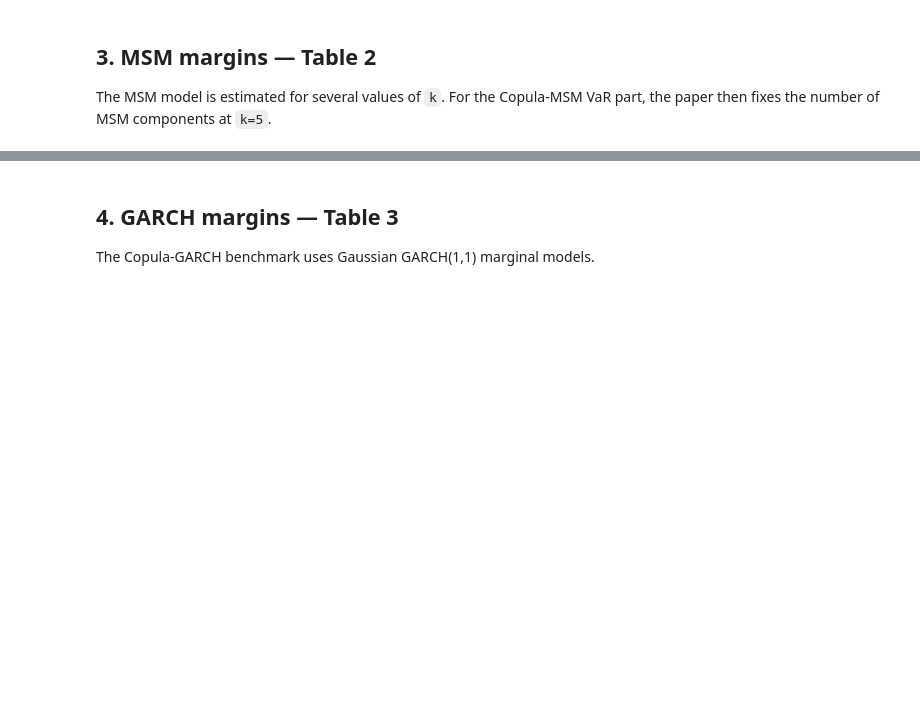
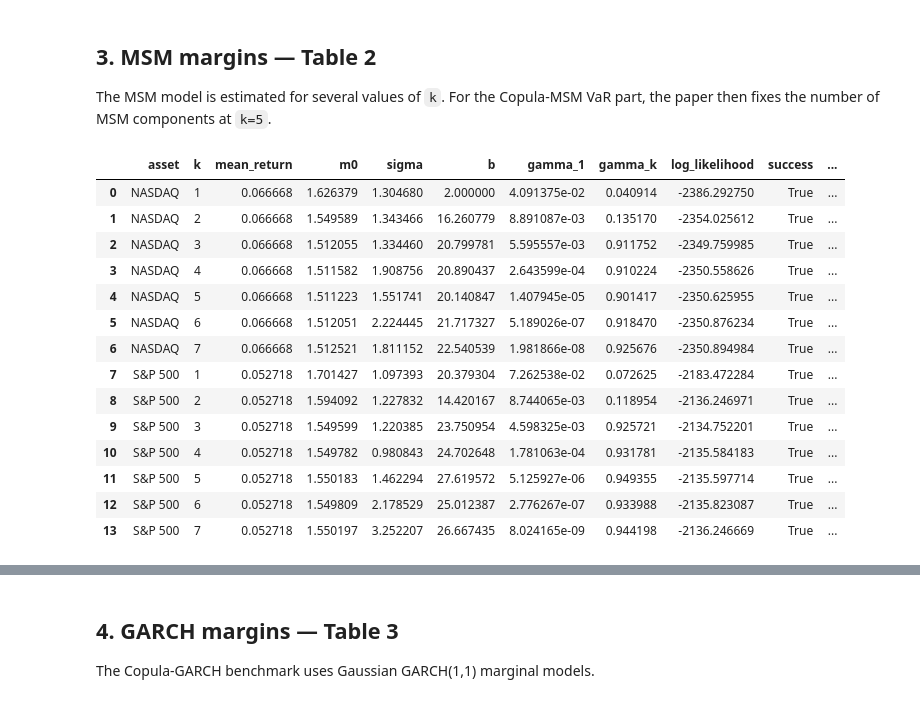
Before and after one commit to nathanli11/Forecasting_market_risk-Copula_MSM_Approach, a Jupyter notebook: notebooks/replication_workflow_final.ipynb, the cells around one changed output, grey strips where cells are left out. Cells and saved outputs as stored; diff of their text form; code cells hidden in the pictures; blank space fills up the shorter version.

```diff
--- a/notebooks/replication_workflow_final.ipynb
+++ b/notebooks/replication_workflow_final.ipynb
@@ -83 +106,20 @@ msm_table.to_csv(TABLES_DIR / "table_2_msm_estimates_raw.csv", index=False)
 msm_table
+# %%
+msm_table = pd.read_csv(TABLES_DIR / "table_2_msm_estimates_raw.csv")
+msm_table
+# %% [output]
+|  | asset | k | mean_return | m0 | sigma | b | gamma_1 | gamma_k | log_likelihood | success | ... |
+| 0 | NASDAQ | 1 | 0.066668 | 1.626379 | 1.304680 | 2.000000 | 4.091375e-02 | 0.040914 | -2386.292750 | True | ... |
+| 1 | NASDAQ | 2 | 0.066668 | 1.549589 | 1.343466 | 16.260779 | 8.891087e-03 | 0.135170 | -2354.025612 | True | ... |
+| 2 | NASDAQ | 3 | 0.066668 | 1.512055 | 1.334460 | 20.799781 | 5.595557e-03 | 0.911752 | -2349.759985 | True | ... |
+| 3 | NASDAQ | 4 | 0.066668 | 1.511582 | 1.908756 | 20.890437 | 2.643599e-04 | 0.910224 | -2350.558626 | True | ... |
+| 4 | NASDAQ | 5 | 0.066668 | 1.511223 | 1.551741 | 20.140847 | 1.407945e-05 | 0.901417 | -2350.625955 | True | ... |
+| 5 | NASDAQ | 6 | 0.066668 | 1.512051 | 2.224445 | 21.717327 | 5.189026e-07 | 0.918470 | -2350.876234 | True | ... |
+| 6 | NASDAQ | 7 | 0.066668 | 1.512521 | 1.811152 | 22.540539 | 1.981866e-08 | 0.925676 | -2350.894984 | True | ... |
+| 7 | S&P 500 | 1 | 0.052718 | 1.701427 | 1.097393 | 20.379304 | 7.262538e-02 | 0.072625 | -2183.472284 | True | ... |
+| 8 | S&P 500 | 2 | 0.052718 | 1.594092 | 1.227832 | 14.420167 | 8.744065e-03 | 0.118954 | -2136.246971 | True | ... |
+| 9 | S&P 500 | 3 | 0.052718 | 1.549599 | 1.220385 | 23.750954 | 4.598325e-03 | 0.925721 | -2134.752201 | True | ... |
+| 10 | S&P 500 | 4 | 0.052718 | 1.549782 | 0.980843 | 24.702648 | 1.781063e-04 | 0.931781 | -2135.584183 | True | ... |
+| 11 | S&P 500 | 5 | 0.052718 | 1.550183 | 1.462294 | 27.619572 | 5.125927e-06 | 0.949355 | -2135.597714 | True | ... |
+| 12 | S&P 500 | 6 | 0.052718 | 1.549809 | 2.178529 | 25.012387 | 2.776267e-07 | 0.933988 | -2135.823087 | True | ... |
+| 13 | S&P 500 | 7 | 0.052718 | 1.550197 | 3.252207 | 26.667435 | 8.024165e-09 | 0.944198 | -2136.246669 | True | ... |
```
Also changed, not shown: parts of 24 cells of this notebook, 57 other files.
